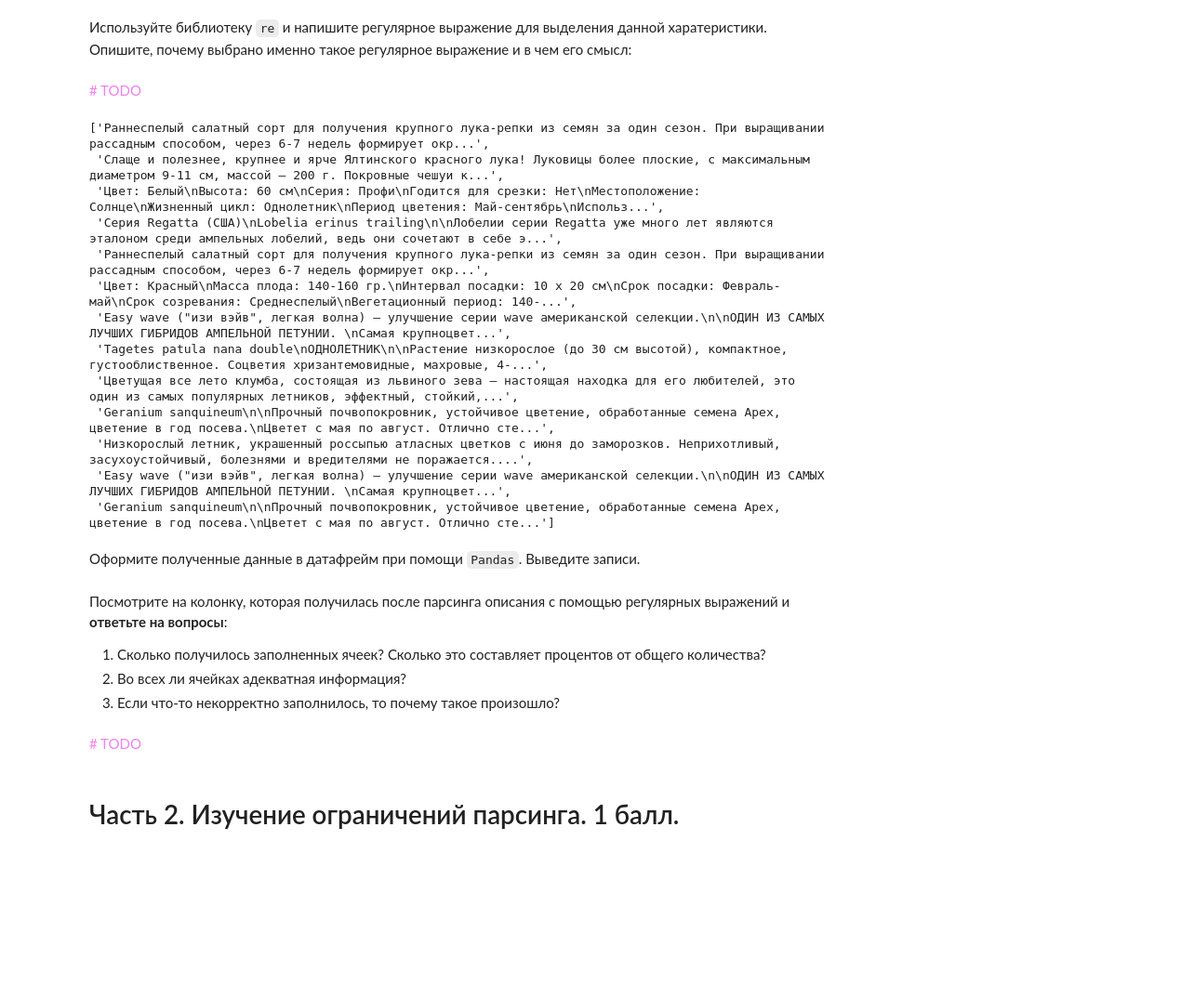
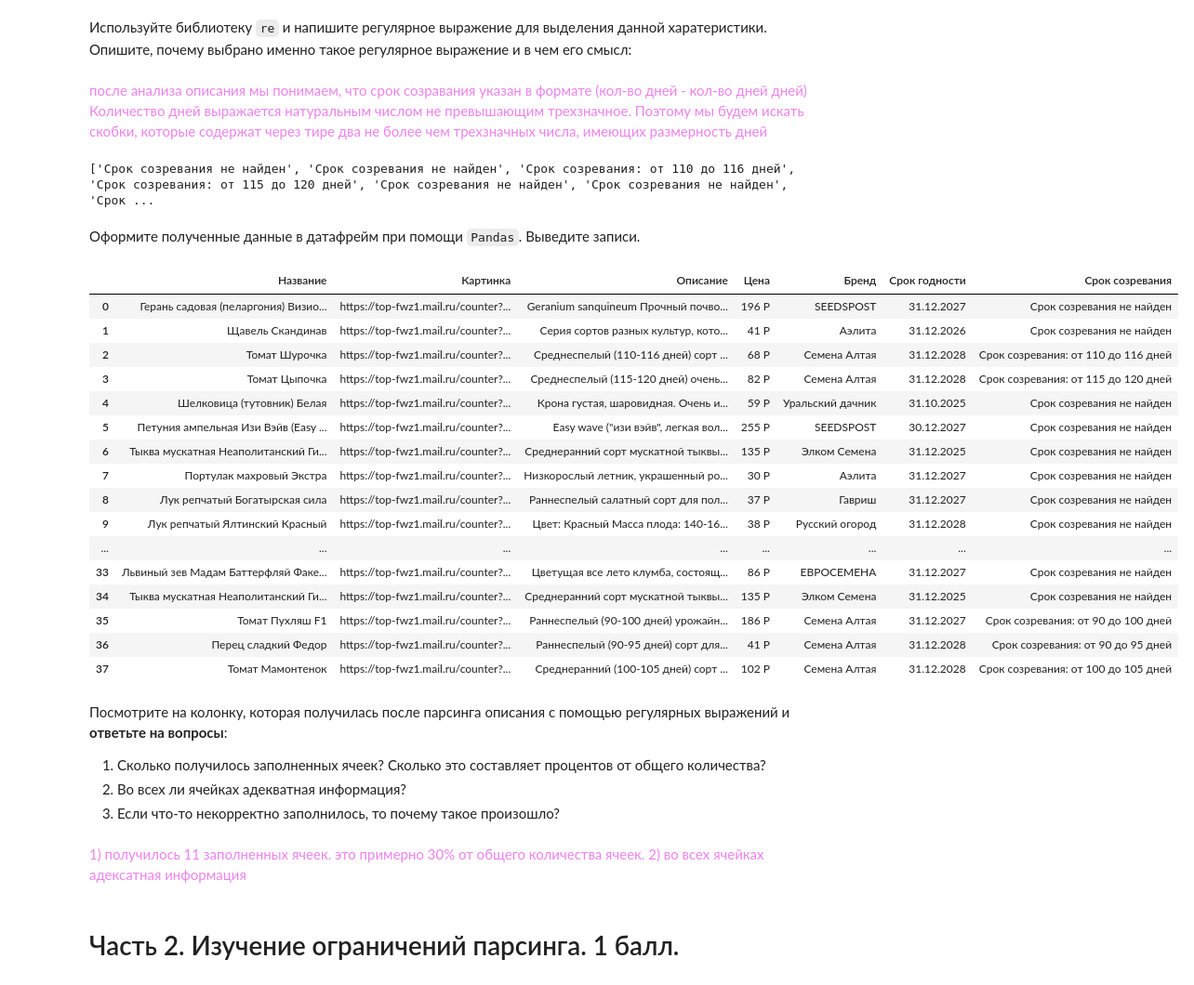
Before and after one commit to Andrei24511/python_archive, a Jupyter notebook: lab_2_Parsing_web_scraping_API.ipynb, the cells around one changed output. Shown at 93% size. Cells and saved outputs as stored; diff of their text form; code cells hidden in the pictures; blank space fills up the shorter version.

```diff
--- a/lab_2_Parsing_web_scraping_API.ipynb
+++ b/lab_2_Parsing_web_scraping_API.ipynb
@@ -131,7 +131,7 @@ links = [urljoin(url, link.get('href')) for link in short_links if link.get('hre
 Какие ссылки соответствуют карточкам товаров? Выберите все такие ссылки. Для этого напишем функцию фильтрации, которая будет определять, является ли ссылка корректной
 # %%
 def is_correct_link(link):
-  return '/semena' in link and len(link.split('/')) > 9
+  return '/semena' in link and len(link.split('/')) > 8
 # %%
 filtered_links = filter(is_correct_link, links)
 # %% [markdown]
@@ -183,7 +187,7 @@ def get_info(link):
     expiration_date = soup.find('div', class_='product-info__item').text.strip().split(':')[-1].strip() if soup.find('div', class_='product-info__item') else 'Нет срока годности'
 
     return {
-      'Название': " ".join(title.split(',')[0]),
+      'Название': title.split(',')[0],
       'Картинка': urljoin(url, image),
       'Описание': " ".join(description.split('\n')),
       'Цена': price,
@@ -292,7 +314,7 @@ description
 # %% [markdown]
 Используйте библиотеку `re` и напишите регулярное выражение для выделения данной харатеристики. Опишите, почему выбрано именно такое регулярное выражение и в чем его смысл:
-# %% [markdown]
-<font color='violet'> \# TODO </font>
+# %% [markdown]
+<font color='violet'> после анализа описания мы понимаем, что срок созравания указан в формате (кол-во дней - кол-во дней дней) Количество дней выражается натуральным числом не превышающим трехзначное. Поэтому мы будем искать скобки, которые содержат через тире два не более чем трехзначных числа, имеющих размерность дней </font>
 # %%
 def get_info(link):
   with urlopen(link) as response:
@@ -302,7 +324,15 @@ def get_info(link):
   try:
     title = soup.find('h1').text.strip()
     description = soup.find('meta', property='og:description')['content'] if soup.find('meta', property='og:description') else 'Нет описания'
-    return description
+    expression = r'\((\d{1,3})-(\d{1,3})\s+(дней|день)\)'
+    match = re.search(expression, description)
+    if match:
+      min_days = match.group(1)
+      max_days = match.group(2)
+      unit = match.group(3)
+      return f'Срок созревания: от {min_days} до {max_days} {unit}'
+    else:
+      return 'Срок созревания не найден'
   except Exception as e:
     print(e)
 
@@ -311,20 +341,8 @@ for product_link in filtered_links:
   product_info = get_info(product_link)
   if product_info:
     products_info.append(product_info)
-products_info
+print(products_info)
 # %% [output]
-['Раннеспелый салатный сорт для получения крупного лука-репки из семян за один сезон. При выращивании рассадным способом, через 6-7 недель формирует окр...',
- 'Слаще и полезнее, крупнее и ярче Ялтинского красного лука! Луковицы более плоские, с максимальным диаметром 9-11 см, массой – 200 г. Покровные чешуи к...',
- 'Цвет: Белый\nВысота: 60 см\nСерия: Профи\nГодится для срезки: Нет\nМестоположение: Солнце\nЖизненный цикл: Однолетник\nПериод цветения: Май-сентябрь\nИспольз...',
- 'Серия Regatta (США)\nLobelia erinus trailing\n\nЛобелии серии Regatta уже много лет являются эталоном среди ампельных лобелий, ведь они сочетают в себе э...',
- 'Раннеспелый салатный сорт для получения крупного лука-репки из семян за один сезон. При выращивании рассадным способом, через 6-7 недель формирует окр...',
- 'Цвет: Красный\nМасса плода: 140-160 гр.\nИнтервал посадки: 10 х 20 см\nСрок посадки: Февраль-май\nСрок созревания: Среднеспелый\nВегетационный период: 140-...',
- 'Easy wave ("изи вэйв", легкая волна) – улучшение серии wave американской селекции.\n\nОДИН ИЗ САМЫХ ЛУЧШИХ ГИБРИДОВ АМПЕЛЬНОЙ ПЕТУНИИ. \nСамая крупноцвет...',
- 'Tagetes patula nana double\nОДНОЛЕТНИК\n\nРастение низкорослое (до 30 см высотой), компактное, густооблиственное. Соцветия хризантемовидные, махровые, 4-...',
- 'Цветущая все лето клумба, состоящая из львиного зева – настоящая находка для его любителей, это один из самых популярных летников, эффектный, стойкий,...',
- 'Geranium sanquineum\n\nПрочный почвопокровник, устойчивое цветение, обработанные семена Apex, цветение в год посева.\nЦветет с мая по август. Отлично сте...',
- 'Низкорослый летник, украшенный россыпью атласных цветков с июня до заморозков. Неприхотливый, засухоустойчивый, болезнями и вредителями не поражается....',
- 'Easy wave ("изи вэйв", легкая волна) – улучшение серии wave американской селекции.\n\nОДИН ИЗ САМЫХ ЛУЧШИХ ГИБРИДОВ АМПЕЛЬНОЙ ПЕТУНИИ. \nСамая крупноцвет...',
- 'Geranium sanquineum\n\nПрочный почвопокровник, устойчивое цветение, обработанные семена Apex, цветение в год посева.\nЦветет с мая по август. Отлично сте...']
+['Срок созревания не найден', 'Срок созревания не найден', 'Срок созревания: от 110 до 116 дней', 'Срок созревания: от 115 до 120 дней', 'Срок созревания не найден', 'Срок созревания не найден', 'Срок ...
 # %% [markdown]
 Оформите полученные данные в датафрейм при помощи `Pandas`. Выведите записи.
@@ -333,10 +349,31 @@ products_info
+# %%
+df['Срок созревания'] = products_info
+df
+# %% [output]
+|  | Название | Картинка | Описание | Цена | Бренд | Срок годности | Срок созревания |
+| 0 | Герань садовая (пеларгония) Визио... | https://top-fwz1.mail.ru/counter?... | Geranium sanquineum Прочный почво... | 196 Р | SEEDSPOST | 31.12.2027 | Срок созревания не найден |
+| 1 | Щавель Скандинав | https://top-fwz1.mail.ru/counter?... | Серия сортов разных культур, кото... | 41 Р | Аэлита | 31.12.2026 | Срок созревания не найден |
+| 2 | Томат Шурочка | https://top-fwz1.mail.ru/counter?... | Среднеспелый (110-116 дней) сорт ... | 68 Р | Семена Алтая | 31.12.2028 | Срок созревания: от 110 до 116 дней |
+| 3 | Томат Цыпочка | https://top-fwz1.mail.ru/counter?... | Среднеспелый (115-120 дней) очень... | 82 Р | Семена Алтая | 31.12.2028 | Срок созревания: от 115 до 120 дней |
+| 4 | Шелковица (тутовник) Белая | https://top-fwz1.mail.ru/counter?... | Крона густая, шаровидная. Очень и... | 59 Р | Уральский дачник | 31.10.2025 | Срок созревания не найден |
+| 5 | Петуния ампельная Изи Вэйв (Easy ... | https://top-fwz1.mail.ru/counter?... | Easy wave ("изи вэйв", легкая вол... | 255 Р | SEEDSPOST | 30.12.2027 | Срок созревания не найден |
+| 6 | Тыква мускатная Неаполитанский Ги... | https://top-fwz1.mail.ru/counter?... | Среднеранний сорт мускатной тыквы... | 135 Р | Элком Семена | 31.12.2025 | Срок созревания не найден |
+| 7 | Портулак махровый Экстра | https://top-fwz1.mail.ru/counter?... | Низкорослый летник, украшенный ро... | 30 Р | Аэлита | 31.12.2027 | Срок созревания не найден |
+| 8 | Лук репчатый Богатырская сила | https://top-fwz1.mail.ru/counter?... | Раннеспелый салатный сорт для пол... | 37 Р | Гавриш | 31.12.2027 | Срок созревания не найден |
+| 9 | Лук репчатый Ялтинский Красный | https://top-fwz1.mail.ru/counter?... | Цвет: Красный Масса плода: 140-16... | 38 Р | Русский огород | 31.12.2028 | Срок созревания не найден |
+| ... | ... | ... | ... | ... | ... | ... | ... |
+| 33 | Львиный зев Мадам Баттерфляй Факе... | https://top-fwz1.mail.ru/counter?... | Цветущая все лето клумба, состоящ... | 86 Р | ЕВРОСЕМЕНА | 31.12.2027 | Срок созревания не найден |
+| 34 | Тыква мускатная Неаполитанский Ги... | https://top-fwz1.mail.ru/counter?... | Среднеранний сорт мускатной тыквы... | 135 Р | Элком Семена | 31.12.2025 | Срок созревания не найден |
+| 35 | Томат Пухляш F1 | https://top-fwz1.mail.ru/counter?... | Раннеспелый (90-100 дней) урожайн... | 186 Р | Семена Алтая | 31.12.2027 | Срок созревания: от 90 до 100 дней |
+| 36 | Перец сладкий Федор | https://top-fwz1.mail.ru/counter?... | Раннеспелый (90-95 дней) сорт для... | 41 Р | Семена Алтая | 31.12.2028 | Срок созревания: от 90 до 95 дней |
+| 37 | Томат Мамонтенок | https://top-fwz1.mail.ru/counter?... | Среднеранний (100-105 дней) сорт ... | 102 Р | Семена Алтая | 31.12.2028 | Срок созревания: от 100 до 105 дней |
 # %% [markdown]
 Посмотрите на колонку, которая получилась после парсинга описания с помощью регулярных выражений и **ответьте на вопросы**:
 1. Сколько получилось заполненных ячеек? Сколько это составляет процентов от общего количества?
 2. Во всех ли ячейках адекватная информация?
 3. Если что-то некорректно заполнилось, то почему такое произошло?
-# %% [markdown]
-<font color='violet'> \# TODO </font>
+# %% [markdown]
+<font color='violet'> 1) получилось 11 заполненных ячеек. это примерно 30% от общего количества ячеек. 2) во всех ячейках адексатная информация </font>
 # %% [markdown]
 # Часть 2. Изучение ограничений парсинга. 1 балл.
 # %% [markdown]
```
Also changed, not shown: parts of 15 cells of this notebook.
